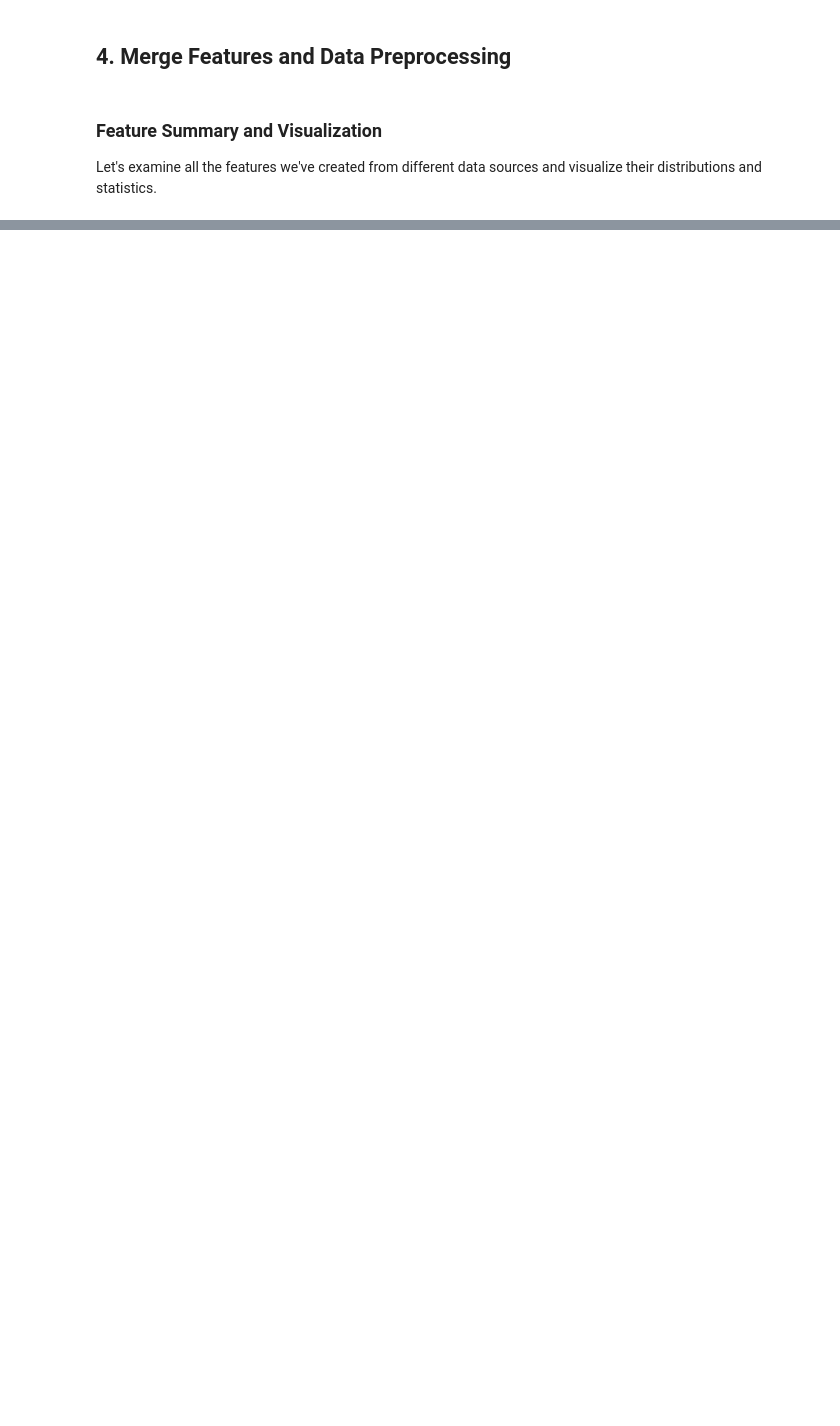
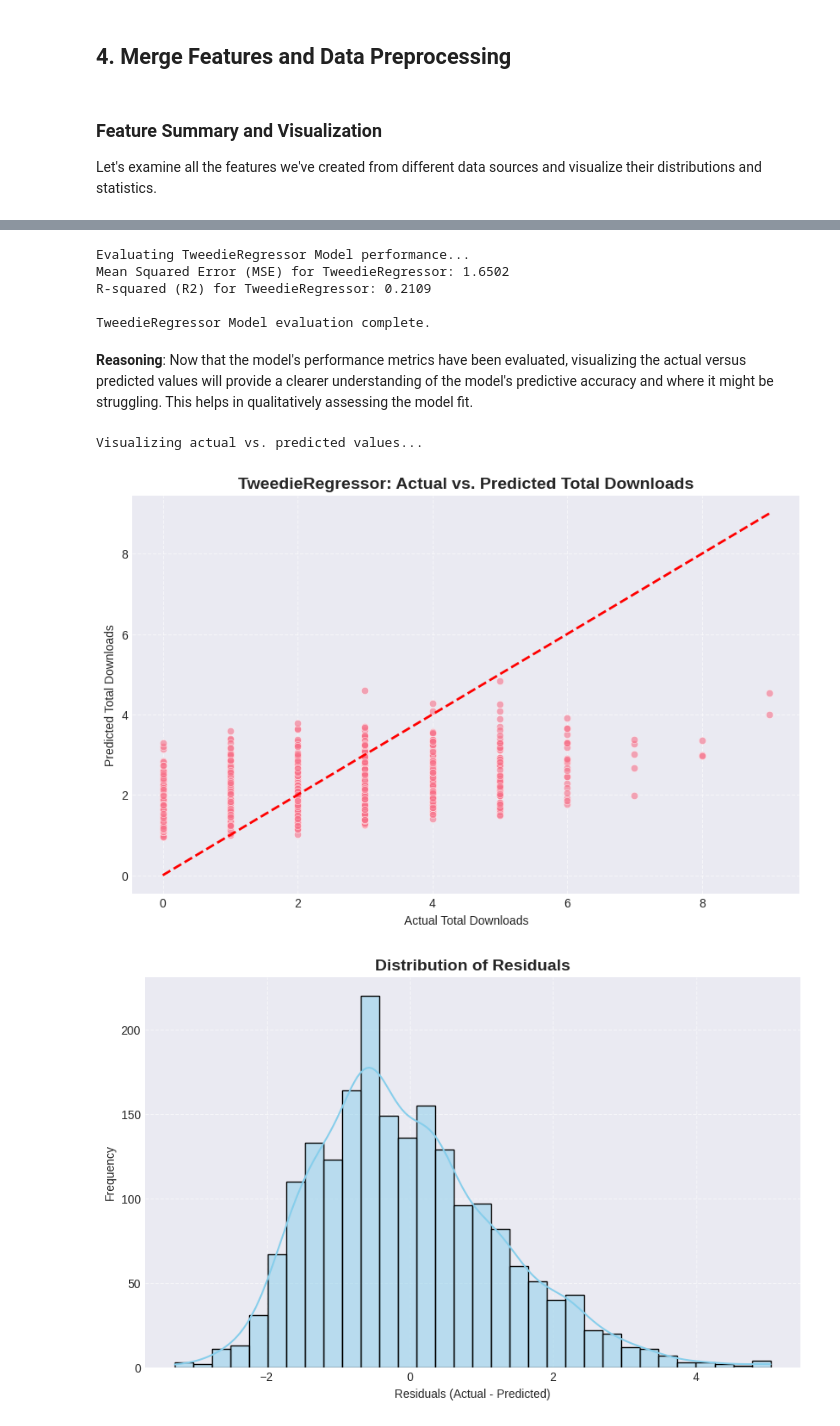
Before and after one commit to yiyue02/5052_final_project, a Jupyter notebook: random_forest.ipynb, the cells around one changed output, grey strips where cells are left out. Cells and saved outputs as stored; diff of their text form; code cells hidden in the pictures; blank space fills up the shorter version.

```diff
--- a/random_forest.ipynb
+++ b/random_forest.ipynb
@@ -1973,0 +1583,21 @@ print(f"{'='*80}")
+# %%
+print("\nTraining TweedieRegressor Model...")
+
+from sklearn.linear_model import TweedieRegressor
+
+# Initialize TweedieRegressor model (power=1 for Poisson distribution, link='log' is standard for count data)
+tweedie_model = TweedieRegressor(power=1, link='log', alpha=1.0, max_iter=1000, tol=1e-3)
+
+# Train the model
+tweedie_model.fit(X_train_poisson, y_train_poisson)
+
+print("TweedieRegressor Model training complete.")
+
+# Predict on the test set
+print("\nMaking predictions on the test set...")
+y_pred_tweedie = tweedie_model.predict(X_test_poisson)
+
+# Ensure predictions are non-negative, as count data cannot be negative
+y_pred_tweedie = np.maximum(0, y_pred_tweedie)
+
+print("Predictions generated.")
@@ -1973,0 +1613,47 @@ print(f"{'='*80}")
+# %%
+print("\nEvaluating TweedieRegressor Model performance...")
+
+from sklearn.metrics import mean_squared_error, r2_score
+
+# Evaluate the model
+mse_tweedie = mean_squared_error(y_test_poisson, y_pred_tweedie)
+r2_tweedie = r2_score(y_test_poisson, y_pred_tweedie)
+
+print(f"Mean Squared Error (MSE) for TweedieRegressor: {mse_tweedie:.4f}")
+print(f"R-squared (R2) for TweedieRegressor: {r2_tweedie:.4f}")
+
+print("\nTweedieRegressor Model evaluation complete.")
+# %% [output]
+Evaluating TweedieRegressor Model performance...
+Mean Squared Error (MSE) for TweedieRegressor: 1.6502
+R-squared (R2) for TweedieRegressor: 0.2109
+
+TweedieRegressor Model evaluation complete.
+# %% [markdown]
+**Reasoning**:
+Now that the model's performance metrics have been evaluated, visualizing the actual versus predicted values will provide a clearer understanding of the model's predictive accuracy and where it might be struggling. This helps in qualitatively assessing the model fit.
+# %%
+print("\nVisualizing actual vs. predicted values...")
+
+plt.figure(figsize=(10, 6))
+sns.scatterplot(x=y_test_poisson, y=y_pred_tweedie, alpha=0.6)
+plt.plot([y_test_poisson.min(), y_test_poisson.max()], [y_test_poisson.min(), y_test_poisson.max()], 'r--', lw=2)
+plt.xlabel('Actual Total Downloads')
+plt.ylabel('Predicted Total Downloads')
+plt.title('TweedieRegressor: Actual vs. Predicted Total Downloads', fontsize=14, fontweight='bold')
+plt.grid(True, linestyle='--', alpha=0.6)
+plt.show()
+
+# Also plot residuals to check for patterns
+residuals = y_test_poisson - y_pred_tweedie
+plt.figure(figsize=(10, 6))
+sns.histplot(residuals, kde=True, color='skyblue')
+plt.xlabel('Residuals (Actual - Predicted)')
+plt.ylabel('Frequency')
+plt.title('Distribution of Residuals', fontsize=14, fontweight='bold')
+plt.grid(True, linestyle='--', alpha=0.6)
+plt.show()
+# %% [output]
+Visualizing actual vs. predicted values...
+[figure, added]
+[figure, added]
```
Also changed, not shown: parts of 91 cells of this notebook.
